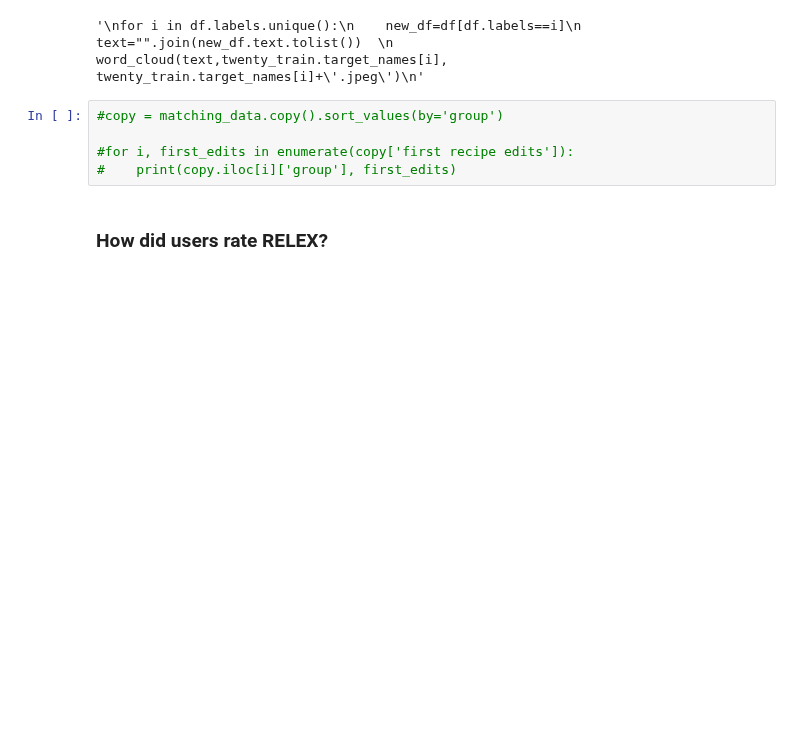
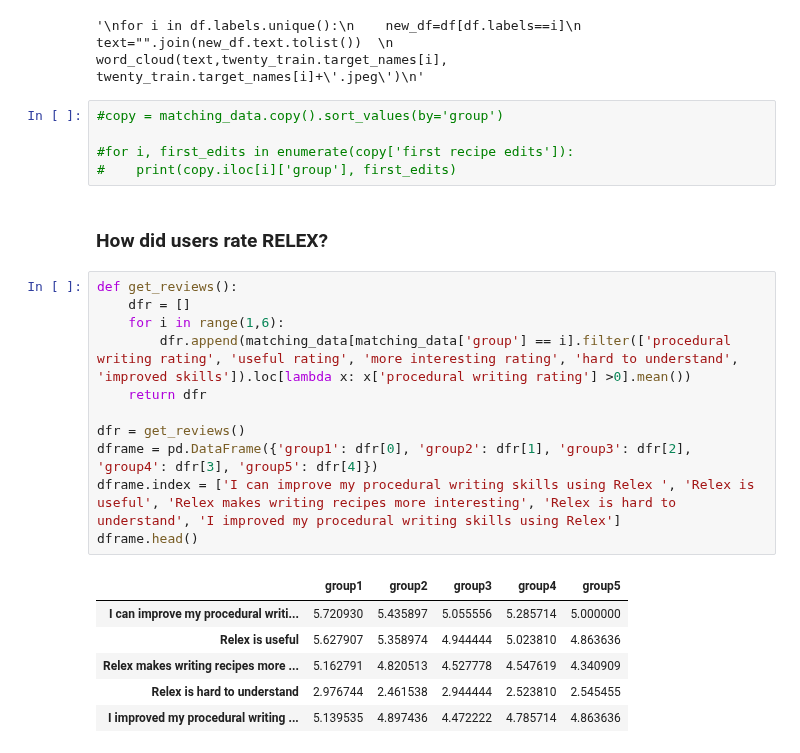
Before and after one commit to lucamouchel/Understanding-Revision-Behavior, a Jupyter notebook: RevisionsStudy.ipynb, the cells around one changed output. Cells and saved outputs as stored; diff of their text form; blank space fills up the shorter version.

```diff
--- a/RevisionsStudy.ipynb
+++ b/RevisionsStudy.ipynb
@@ -845,3 +841,21 @@ for i in df.labels.unique():
 #    print(copy.iloc[i]['group'], first_edits)
 # %% [markdown]
 ### How did users rate RELEX?
+# %%
+def get_reviews():
+    dfr = []
+    for i in range(1,6):
+        dfr.append(matching_data[matching_data['group'] == i].filter(['procedural writing rating', 'useful rating', 'more interesting rating', 'hard to understand', 'improved skills']).loc[lambda x: x['procedural writing rating'] >0].mean())
+    return dfr
+
+dfr = get_reviews()
+dframe = pd.DataFrame({'group1': dfr[0], 'group2': dfr[1], 'group3': dfr[2], 'group4': dfr[3], 'group5': dfr[4]})
+dframe.index = ['I can improve my procedural writing skills using Relex ', 'Relex is useful', 'Relex makes writing recipes more interesting', 'Relex is hard to understand', 'I improved my procedural writing skills using Relex']
+dframe.head()
+# %% [output]
+|  | group1 | group2 | group3 | group4 | group5 |
+| I can improve my procedural writi... | 5.720930 | 5.435897 | 5.055556 | 5.285714 | 5.000000 |
+| Relex is useful | 5.627907 | 5.358974 | 4.944444 | 5.023810 | 4.863636 |
+| Relex makes writing recipes more ... | 5.162791 | 4.820513 | 4.527778 | 4.547619 | 4.340909 |
+| Relex is hard to understand | 2.976744 | 2.461538 | 2.944444 | 2.523810 | 2.545455 |
+| I improved my procedural writing ... | 5.139535 | 4.897436 | 4.472222 | 4.785714 | 4.863636 |
```
Also changed, not shown: parts of 6 cells of this notebook, 3 other files.
